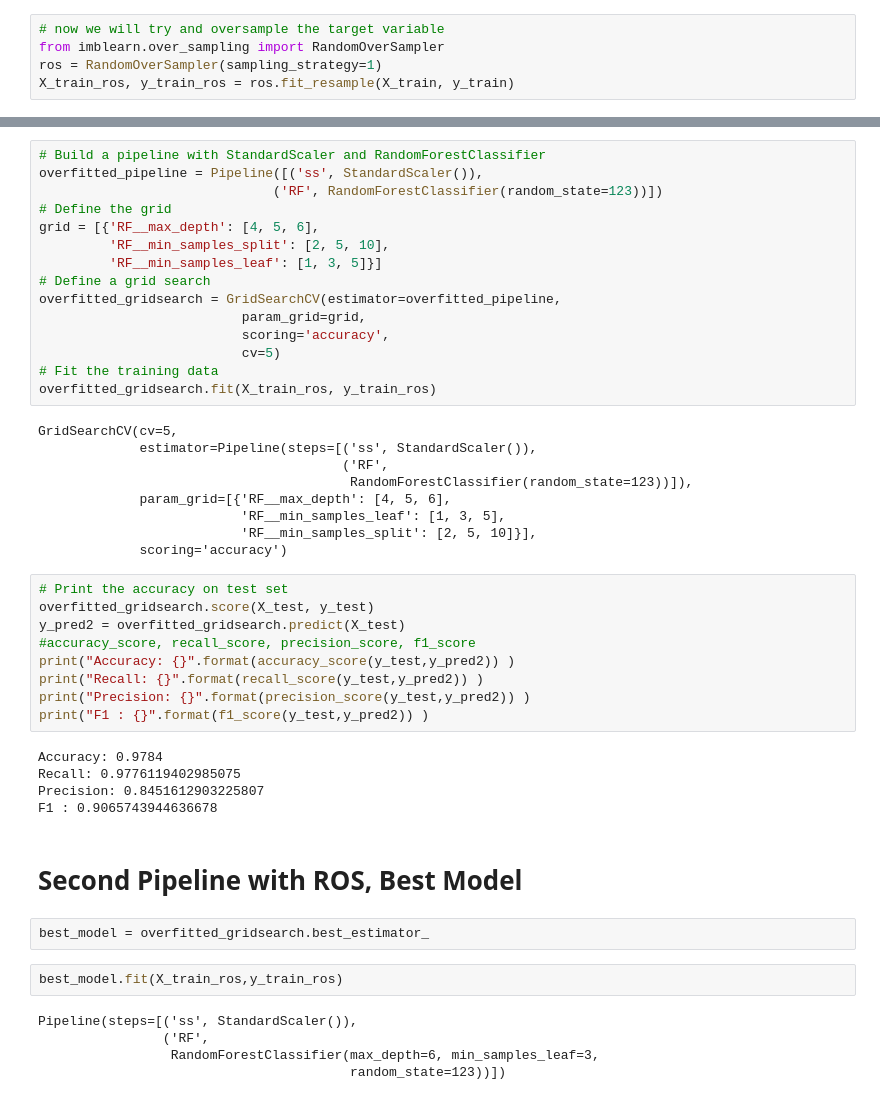
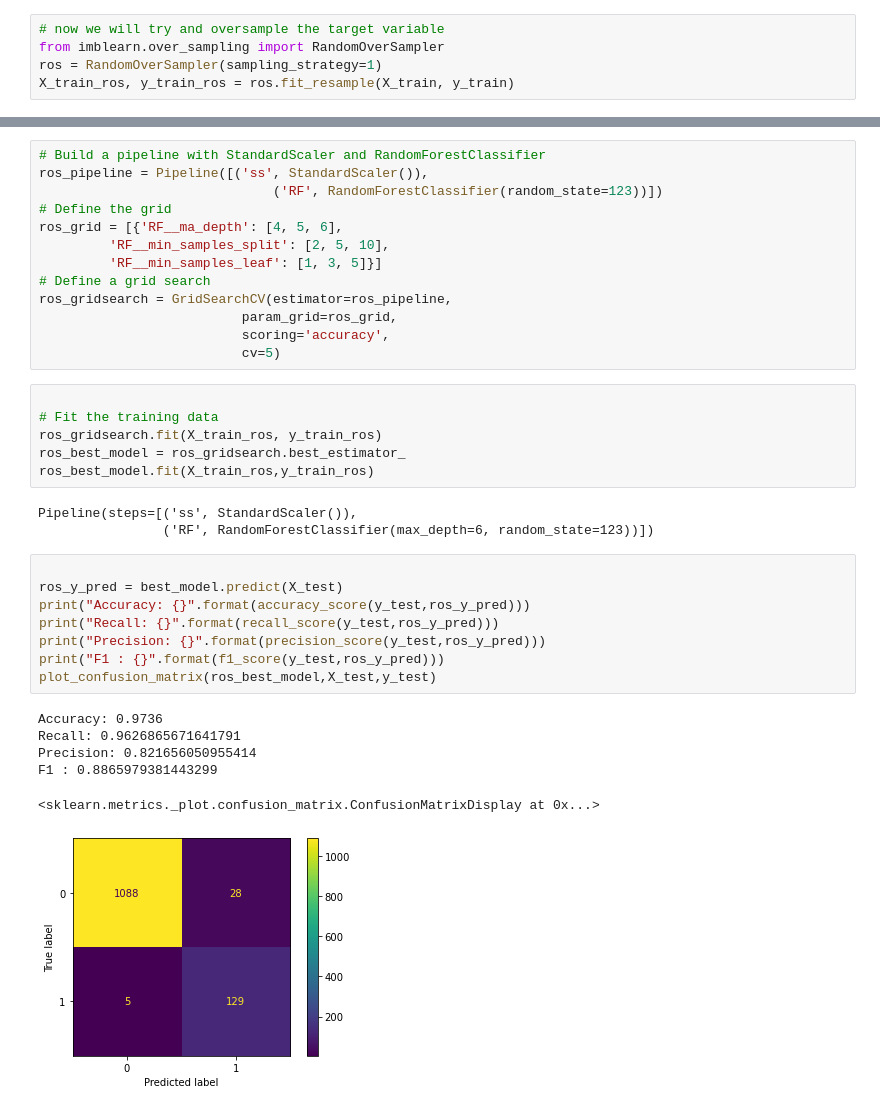
Before and after one commit to JalilSarwari/phase_3_project_jalil, a Jupyter notebook: modeling.ipynb, the cells around one changed output, grey strips where cells are left out. Cells and saved outputs as stored; diff of their text form.

```diff
--- a/modeling.ipynb
+++ b/modeling.ipynb
@@ -142,49 +92,37 @@ Name: Personal Loan, dtype: int64
 # %%
 # Build a pipeline with StandardScaler and RandomForestClassifier
-overfitted_pipeline = Pipeline([('ss', StandardScaler()),
+ros_pipeline = Pipeline([('ss', StandardScaler()),
                               ('RF', RandomForestClassifier(random_state=123))])
 # Define the grid
-grid = [{'RF__max_depth': [4, 5, 6],
+ros_grid = [{'RF__ma_depth': [4, 5, 6],
          'RF__min_samples_split': [2, 5, 10],
          'RF__min_samples_leaf': [1, 3, 5]}]
 # Define a grid search
-overfitted_gridsearch = GridSearchCV(estimator=overfitted_pipeline,
-                          param_grid=grid,
+ros_gridsearch = GridSearchCV(estimator=ros_pipeline,
+                          param_grid=ros_grid,
                           scoring='accuracy',
                           cv=5)
-# Fit the training data
-overfitted_gridsearch.fit(X_train_ros, y_train_ros)
-# %% [output]
-GridSearchCV(cv=5,
-             estimator=Pipeline(steps=[('ss', StandardScaler()),
-                                       ('RF',
-                                        RandomForestClassifier(random_state=123))]),
-             param_grid=[{'RF__max_depth': [4, 5, 6],
-                          'RF__min_samples_leaf': [1, 3, 5],
-                          'RF__min_samples_split': [2, 5, 10]}],
-             scoring='accuracy')
+# %%
+
+# Fit the training data
+ros_gridsearch.fit(X_train_ros, y_train_ros)
+ros_best_model = ros_gridsearch.best_estimator_
+ros_best_model.fit(X_train_ros,y_train_ros)
+# %% [output]
+Pipeline(steps=[('ss', StandardScaler()),
+                ('RF', RandomForestClassifier(max_depth=6, random_state=123))])
 # %%
-# Print the accuracy on test set
-overfitted_gridsearch.score(X_test, y_test)
-y_pred2 = overfitted_gridsearch.predict(X_test)
-#accuracy_score, recall_score, precision_score, f1_score
-print("Accuracy: {}".format(accuracy_score(y_test,y_pred2)) )
-print("Recall: {}".format(recall_score(y_test,y_pred2)) )
-print("Precision: {}".format(precision_score(y_test,y_pred2)) )
-print("F1 : {}".format(f1_score(y_test,y_pred2)) )
+
+ros_y_pred = best_model.predict(X_test)
+print("Accuracy: {}".format(accuracy_score(y_test,ros_y_pred)))
+print("Recall: {}".format(recall_score(y_test,ros_y_pred)))
+print("Precision: {}".format(precision_score(y_test,ros_y_pred)))
+print("F1 : {}".format(f1_score(y_test,ros_y_pred)))
+plot_confusion_matrix(ros_best_model,X_test,y_test)
 # %% [output]
-Accuracy: 0.9784
-Recall: 0.9776119402985075
-Precision: 0.8451612903225807
-F1 : 0.9065743944636678
+Accuracy: 0.9736
+Recall: 0.9626865671641791
+Precision: 0.821656050955414
+F1 : 0.8865979381443299
+<sklearn.metrics._plot.confusion_matrix.ConfusionMatrixDisplay at 0x...>
+[figure, added]
-# %% [markdown]
-# Second Pipeline with ROS, Best Model
-# %%
-best_model = overfitted_gridsearch.best_estimator_
-# %%
-best_model.fit(X_train_ros,y_train_ros)
-# %% [output]
-Pipeline(steps=[('ss', StandardScaler()),
-                ('RF',
-                 RandomForestClassifier(max_depth=6, min_samples_leaf=3,
-                                        random_state=123))])
```
Also changed, not shown: parts of 33 cells of this notebook, 1 other file.
